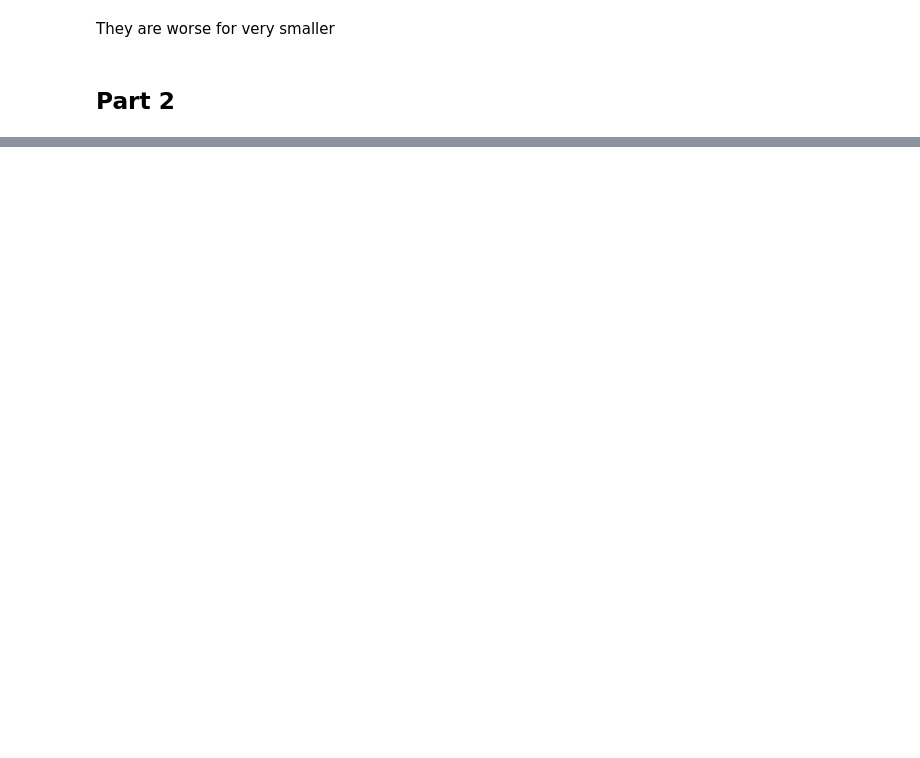
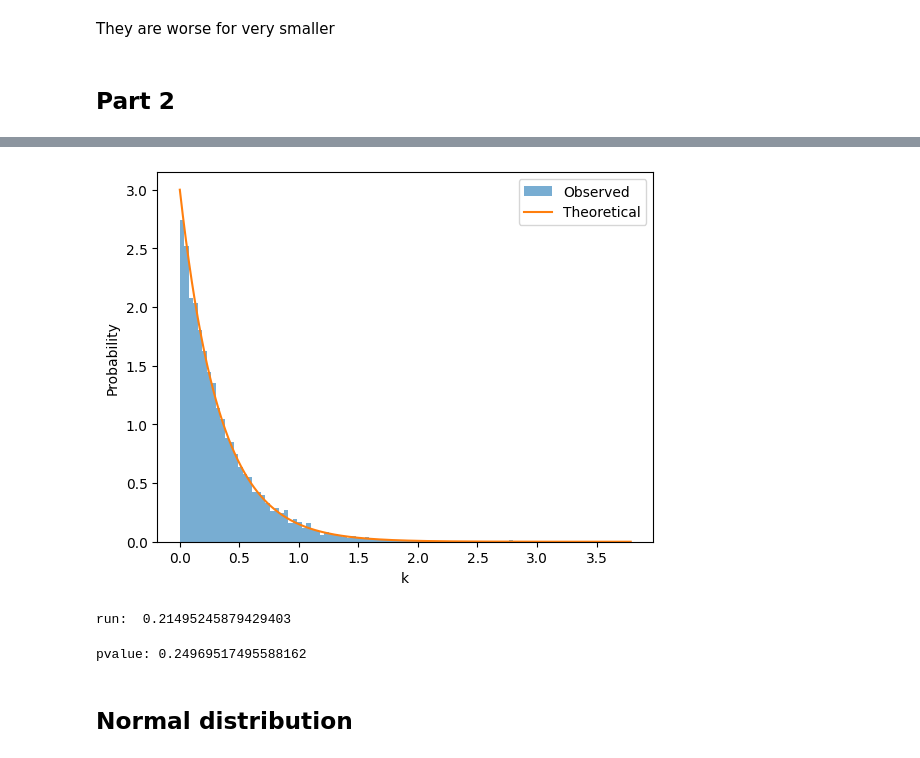
Before and after one commit to AgnesOlsen/02443_Stocastic_Simulation, a Jupyter notebook: Notebooks/Signe.ipynb, the cells around one changed output, grey strips where cells are left out. Cells and saved outputs as stored; diff of their text form; code cells hidden in the pictures; blank space fills up the shorter version.

```diff
--- a/Notebooks/Signe.ipynb
+++ b/Notebooks/Signe.ipynb
@@ -334,0 +502,61 @@ p = np.array([7/48,5/48,1/8,1/16, 5/16])
+# %%
+# Exponential
+np.random.seed(42)
+U = np.random.rand(10_000)
+def exp_distribution(U,rate):
+    return -np.log(U)/rate
+# %%
+# plot:
+
+
+# Histogram of observed data
+np.random.seed(42)
+rate = 3
+X = exp_distribution(U,rate)
+plt.hist(X,
+         bins=100,
+         density=True,
+         alpha=0.6,
+         label='Observed')
+
+# Theoretical
+x = np.linspace(np.min(X),np.max(X),100000)
+theoretical_pdf_exp = rate*np.exp(-rate*x)
+
+plt.plot(x, theoretical_pdf_exp, '-', label='Theoretical')
+
+plt.xlabel('k')
+plt.ylabel('Probability')
+plt.legend()
+plt.show()
+
+
+stat, p_value = runstest_1samp(X,cutoff='median')
+print("run: ", p_value)
+# %% [output]
+[figure, added]
+run:  0.21495245879429403
+# %%
+bin_edges = np.array([
+    0.0, 0.1, 0.2, 0.3, 0.5,
+    0.8, 1.2, np.inf
+])
+
+# Observed frequencies
+observed, _ = np.histogram(X, bins=bin_edges)
+
+# Expected frequencies
+cdf_vals = expon(scale=1/rate).cdf(bin_edges)
+expected = len(X) * np.diff(cdf_vals)
+
+# Chi-square
+chi2_stat, p_value = chisquare(
+    f_obs=observed,
+    f_exp=expected
+)
+
+print("pvalue:", p_value)
+# %% [output]
+pvalue: 0.24969517495588162
+# %% [markdown]
+## Normal distribution
```
Also changed, not shown: parts of 47 cells of this notebook.
